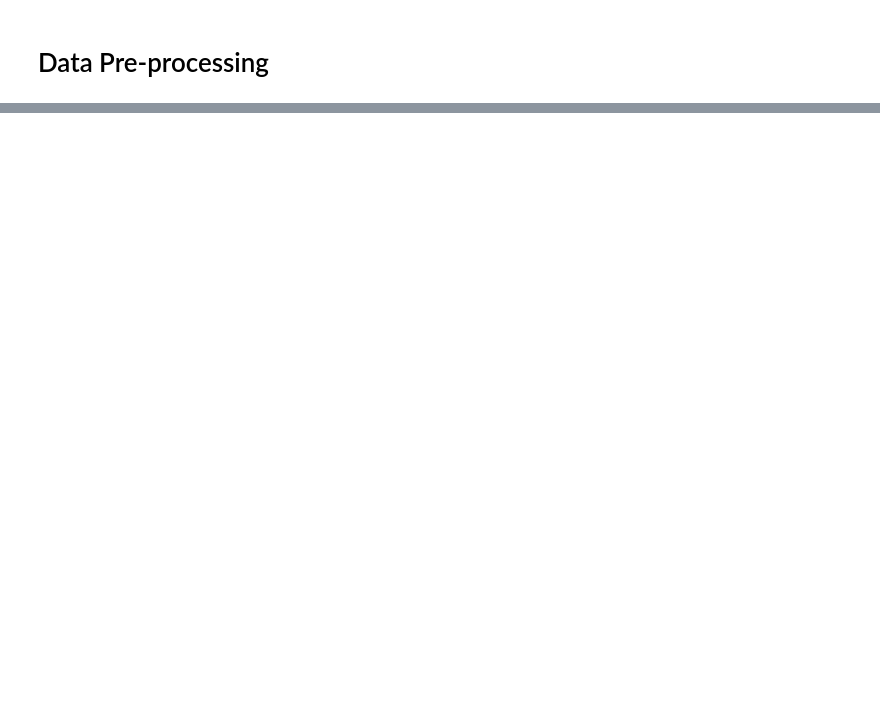
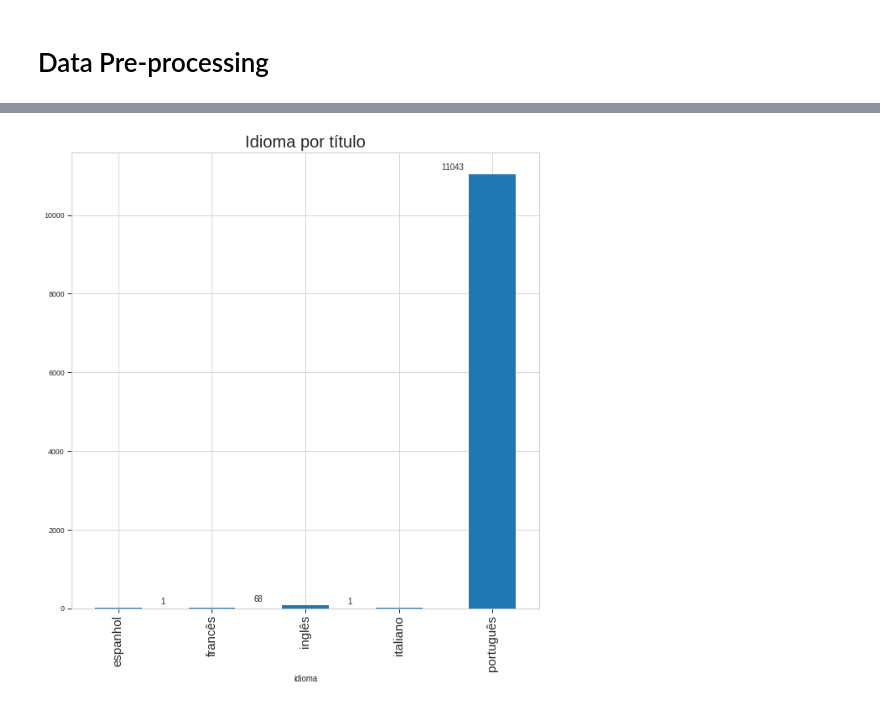
Before and after one commit to cabarros3/data_analysis, a Jupyter notebook: skoob/skoob.ipynb, the cells around one changed output, grey strips where cells are left out. Cells and saved outputs as stored; diff of their text form; code cells hidden in the pictures; blank space fills up the shorter version.

```diff
--- a/skoob/skoob.ipynb
+++ b/skoob/skoob.ipynb
@@ -126,0 +290,10 @@ df.head(2)
+# %%
+sns.set_context('paper')
+plt.figure(figsize=(10,10))
+ax = df_final.groupby('idioma')['titulo'].count().plot.bar()
+plt.title('Idioma por título', fontsize=20)
+plt.xticks(fontsize=15)
+for p in ax.patches:
+  ax.annotate(str(p.get_height()), (p.get_x()-0.3, p.get_height()+100))
+# %% [output]
+[figure, added]
```
Also changed, not shown: parts of 42 cells of this notebook.
